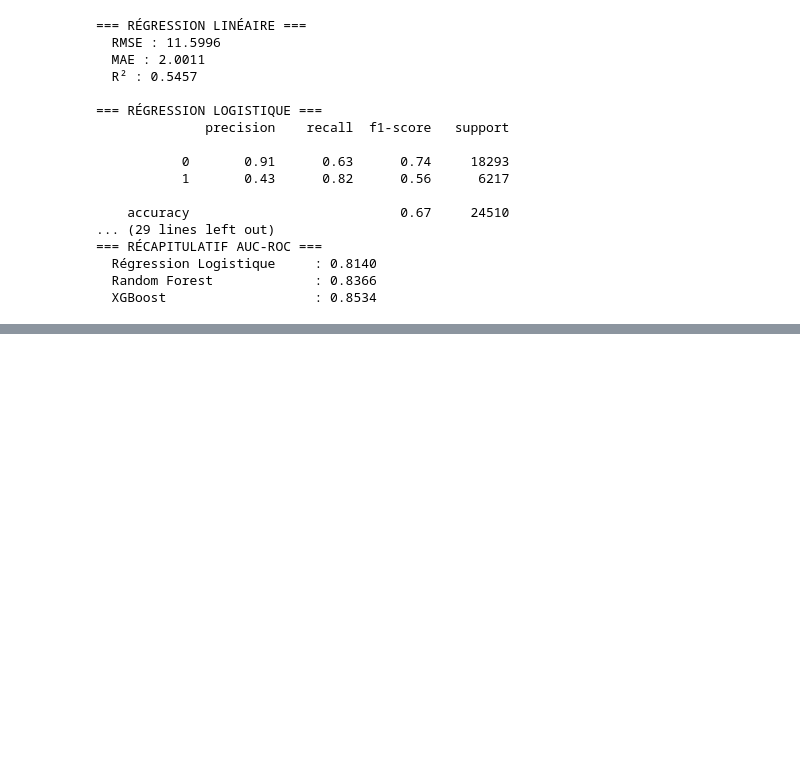
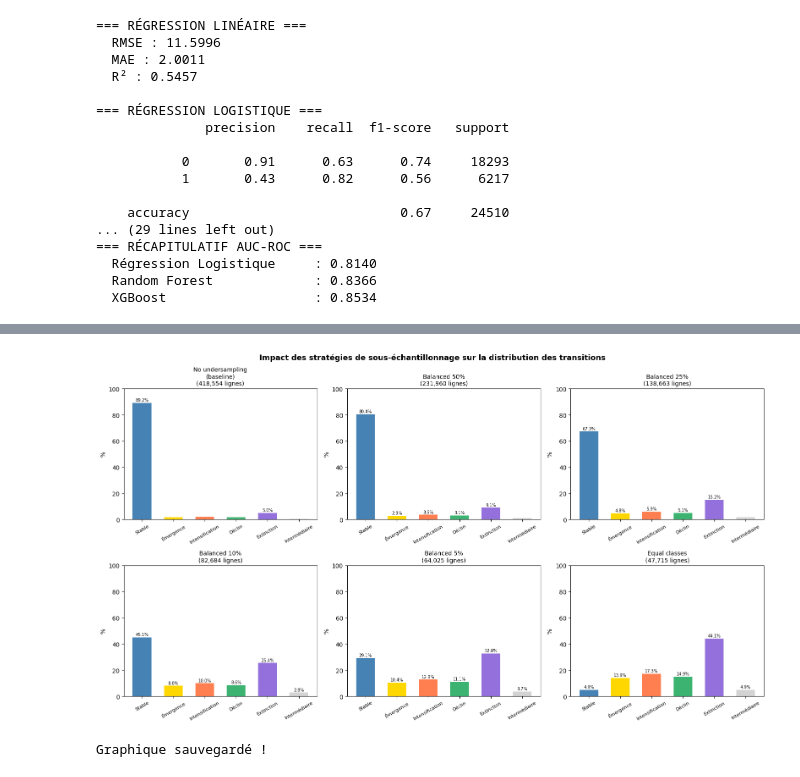
Before and after one commit to Sh0ck3rNC/GTD_Analyst, a Jupyter notebook: notebooks/02_modelisation.ipynb, the cells around one changed output, grey strips where cells are left out. Drawn from its saved outputs; the diff is of its cells as text; code cells hidden in the pictures; blank space fills up the shorter version.

```diff
--- a/notebooks/02_modelisation.ipynb
+++ b/notebooks/02_modelisation.ipynb
@@ -264,0 +666,16 @@ for modele, scores in resultats.items():
+# %%
+# Comparer les distributions selon les 3 configurations de l'article
+print(f"{'Transition':15s} | {'very_sensitive':>15s} | {'moderate':>10s} | {'aggressive':>12s}")
+print("-" * 60)
+
+resultats_configs = {}
+for config, s in SEUILS.items():
+    g = construire_transitions(grille, s["Ss"], s["Sc"], s["Se"])
+    resultats_configs[config] = g["transition"].value_counts(normalize=True) * 100
+
+toutes_classes = ["Stable", "Émergence", "Intensification", "Déclin", "Extinction", "Intermédiaire"]
+for classe in toutes_classes:
+    vs  = resultats_configs["very_sensitive"].get(classe, 0)
+    mod = resultats_configs["moderate"].get(classe, 0)
+    agg = resultats_configs["aggressive"].get(classe, 0)
+    print(f"{classe:15s} | {vs:13.1f}%  | {mod:8.1f}%  | {agg:10.1f}%")
@@ -264,0 +887,45 @@ for modele, scores in resultats.items():
+# %%
+fig, axes = plt.subplots(2, 3, figsize=(16, 9))
+fig.suptitle("Impact des stratégies de sous-échantillonnage sur la distribution des transitions",
+             fontsize=13, fontweight="bold")
+
+COULEURS = {
+    "Stable":           "steelblue",
+    "Intensification":  "coral",
+    "Déclin":           "mediumseagreen",
+    "Émergence":        "gold",
+    "Extinction":       "mediumpurple",
+    "Intermédiaire":    "lightgray",
+}
+
+STRATEGIES = ["no_undersampling", "balanced_50", "balanced_25",
+              "balanced_10", "balanced_5", "equal_classes"]
+LABELS_AFFICHAGE = ["No undersampling\n(baseline)", "Balanced 50%",
+                    "Balanced 25%", "Balanced 10%", "Balanced 5%", "Equal classes"]
+
+for ax, strat, titre in zip(axes.flatten(), STRATEGIES, LABELS_AFFICHAGE):
+    g = sous_echantillonner(grille_transitions_filtree, strat)
+    dist = g["transition"].value_counts(normalize=True) * 100
+
+    classes = ["Stable", "Émergence", "Intensification", "Déclin", "Extinction", "Intermédiaire"]
+    valeurs = [dist.get(c, 0) for c in classes]
+    couleurs = [COULEURS[c] for c in classes]
+
+    bars = ax.bar(classes, valeurs, color=couleurs, width=0.6)
+    ax.set_title(f"{titre}\n({len(g):,} lignes)", fontsize=10)
+    ax.set_ylim(0, 100)
+    ax.set_ylabel("%")
+    ax.tick_params(axis='x', rotation=30, labelsize=8)
+
+    for bar, val in zip(bars, valeurs):
+        if val > 2:
+            ax.text(bar.get_x() + bar.get_width()/2, bar.get_height() + 0.5,
+                    f"{val:.1f}%", ha="center", va="bottom", fontsize=7)
+
+plt.tight_layout()
+plt.savefig("undersampling_comparaison.png", dpi=150, bbox_inches="tight")
+plt.show()
+print("Graphique sauvegardé !")
+# %% [output]
+[figure, added]
+Graphique sauvegardé !
```
Also changed, not shown: parts of 11 cells of this notebook, 5 other files.
